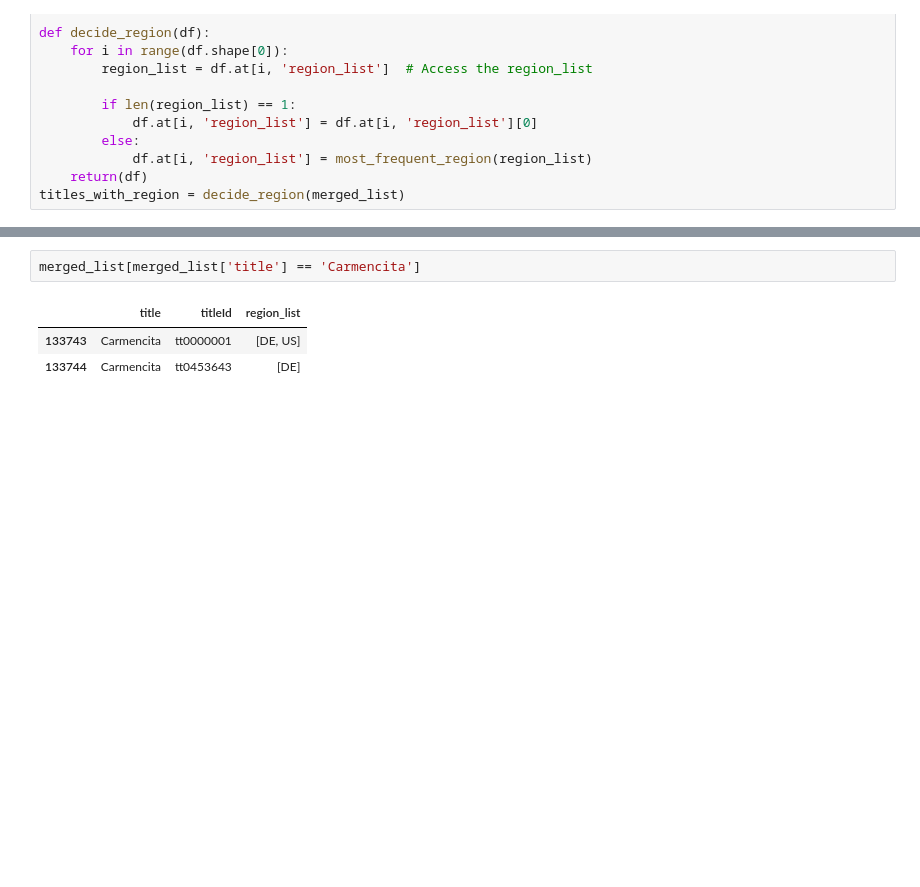
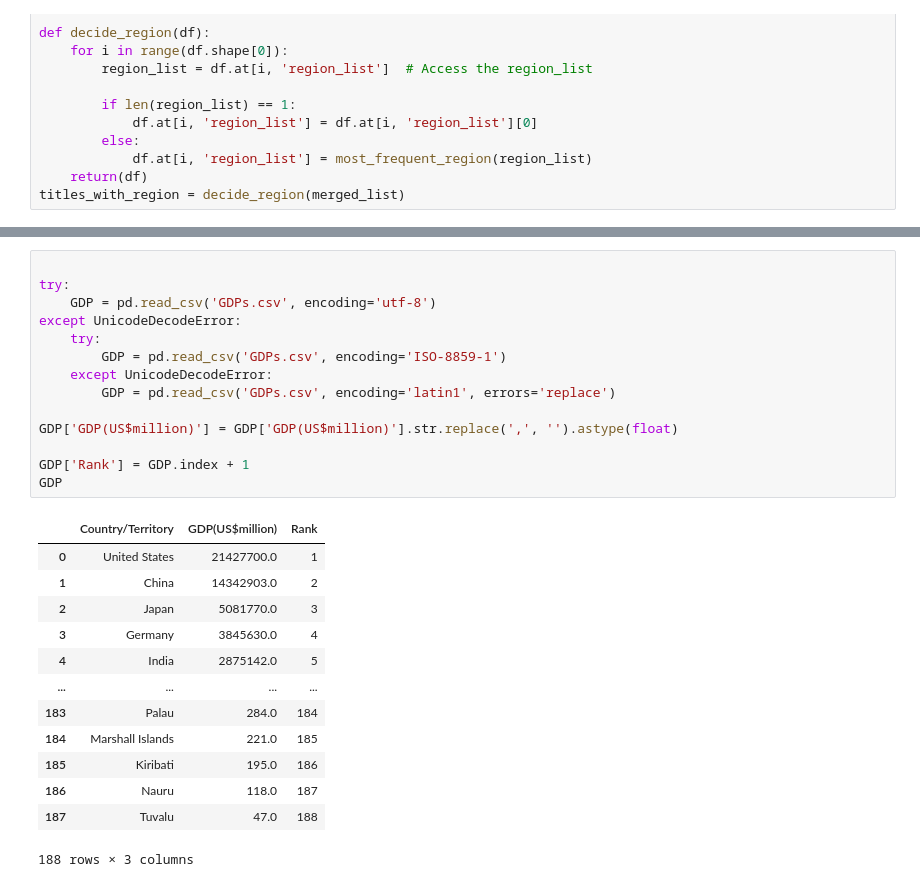
Before and after one commit to zorndog/Python-Project, a Jupyter notebook: Untitled.ipynb, the cells around one changed output, grey strips where cells are left out. Drawn from its saved outputs; the diff is of its cells as text; blank space fills up the shorter version.

```diff
--- a/Untitled.ipynb
+++ b/Untitled.ipynb
@@ -156,6 +160,28 @@ titles_with_region[titles_with_region['country_name']=='International'].shape[0]
 # %%
-merged_list[merged_list['title'] == 'Carmencita']
+
+try:
+    GDP = pd.read_csv('GDPs.csv', encoding='utf-8')
+except UnicodeDecodeError:
+    try:
+        GDP = pd.read_csv('GDPs.csv', encoding='ISO-8859-1')
+    except UnicodeDecodeError:
+        GDP = pd.read_csv('GDPs.csv', encoding='latin1', errors='replace')
+
+GDP['GDP(US$million)'] = GDP['GDP(US$million)'].str.replace(',', '').astype(float)
+
+GDP['Rank'] = GDP.index + 1
+GDP
 # %% [output]
-|  | title | titleId | region_list |
-| 133743 | Carmencita | tt0000001 | [DE, US] |
-| 133744 | Carmencita | tt0453643 | [DE] |
+|  | Country/Territory | GDP(US$million) | Rank |
+| 0 | United States | 21427700.0 | 1 |
+| 1 | China | 14342903.0 | 2 |
+| 2 | Japan | 5081770.0 | 3 |
+| 3 | Germany | 3845630.0 | 4 |
+| 4 | India | 2875142.0 | 5 |
+| ... | ... | ... | ... |
+| 183 | Palau | 284.0 | 184 |
+| 184 | Marshall Islands | 221.0 | 185 |
+| 185 | Kiribati | 195.0 | 186 |
+| 186 | Nauru | 118.0 | 187 |
+| 187 | Tuvalu | 47.0 | 188 |
+188 rows × 3 columns
```
Also changed, not shown: parts of 7 cells of this notebook.
